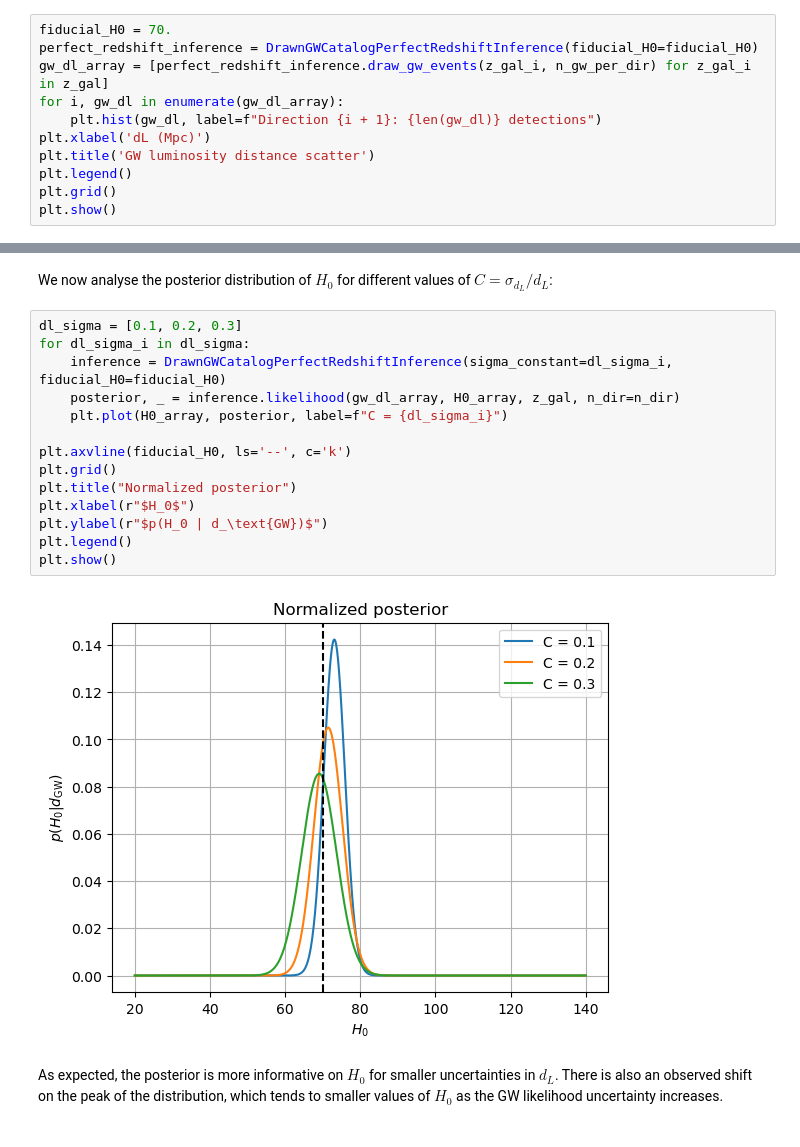
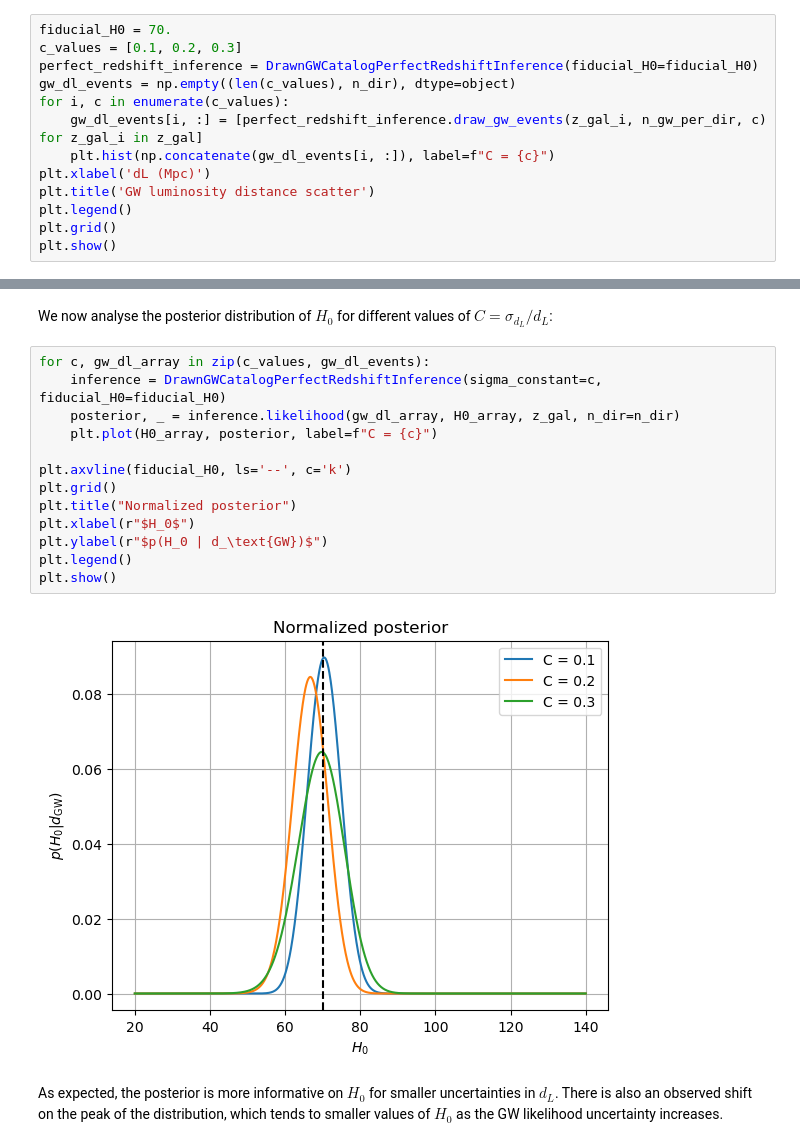
Before and after one commit to binado/standard-sirens, a Jupyter notebook: src/inferring_H0_with_standard_sirens.ipynb, the cells around one changed output, grey strips where cells are left out. Drawn from its saved outputs; the diff is of its cells as text.

```diff
--- a/src/inferring_H0_with_standard_sirens.ipynb
+++ b/src/inferring_H0_with_standard_sirens.ipynb
@@ -62,9 +62,11 @@ The mergers' redshifts are drawn from the galaxy catalog and are then converted
 # %%
 fiducial_H0 = 70.
+c_values = [0.1, 0.2, 0.3]
 perfect_redshift_inference = DrawnGWCatalogPerfectRedshiftInference(fiducial_H0=fiducial_H0)
-gw_dl_array = [perfect_redshift_inference.draw_gw_events(z_gal_i, n_gw_per_dir) for z_gal_i in z_gal]
-for i, gw_dl in enumerate(gw_dl_array):
-    plt.hist(gw_dl, label=f"Direction {i + 1}: {len(gw_dl)} detections")
+gw_dl_events = np.empty((len(c_values), n_dir), dtype=object)
+for i, c in enumerate(c_values):
+    gw_dl_events[i, :] = [perfect_redshift_inference.draw_gw_events(z_gal_i, n_gw_per_dir, c) for z_gal_i in z_gal]
+    plt.hist(np.concatenate(gw_dl_events[i, :]), label=f"C = {c}")
 plt.xlabel('dL (Mpc)')
 plt.title('GW luminosity distance scatter')
 plt.legend()
@@ -89,21 +91,20 @@ H0_array = np.linspace(20., 140., n_H0)
 # %% [markdown]
 We now analyse the posterior distribution of $H_0$ for different values of $C = \sigma_{d_L} / d_L$:
 # %%
-dl_sigma = [0.1, 0.2, 0.3]
-for dl_sigma_i in dl_sigma:
-    inference = DrawnGWCatalogPerfectRedshiftInference(sigma_constant=dl_sigma_i, fiducial_H0=fiducial_H0)
+for c, gw_dl_array in zip(c_values, gw_dl_events):
+    inference = DrawnGWCatalogPerfectRedshiftInference(sigma_constant=c, fiducial_H0=fiducial_H0)
     posterior, _ = inference.likelihood(gw_dl_array, H0_array, z_gal, n_dir=n_dir)
-    plt.plot(H0_array, posterior, label=f"C = {dl_sigma_i}")
+    plt.plot(H0_array, posterior, label=f"C = {c}")
 
 plt.axvline(fiducial_H0, ls='--', c='k')
 plt.grid()
 plt.title("Normalized posterior")
 plt.xlabel(r"$H_0$")
 plt.ylabel(r"$p(H_0 | d_\text{GW})$")
 plt.legend()
 plt.show()
 # %% [output]
-[figure, old version]
+[figure, new version]
 # %% [markdown]
 As expected, the posterior is more informative on $H_0$ for smaller uncertainties in $d_L$. There is also an observed shift on the peak of the distribution, which tends to smaller values of $H_0$ as the GW likelihood uncertainty increases.
 # %% [markdown]
```
Also changed, not shown: parts of 10 cells of this notebook.
